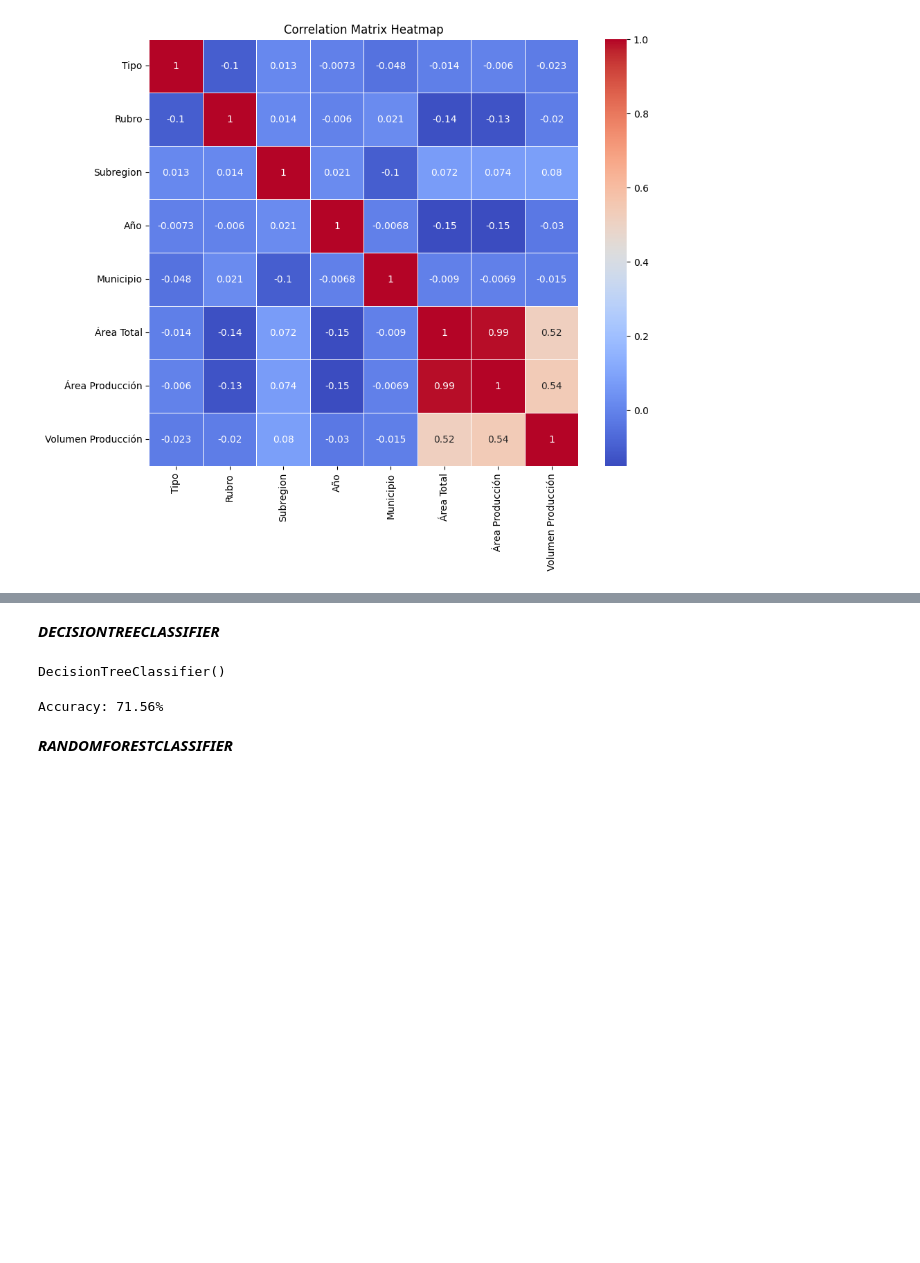
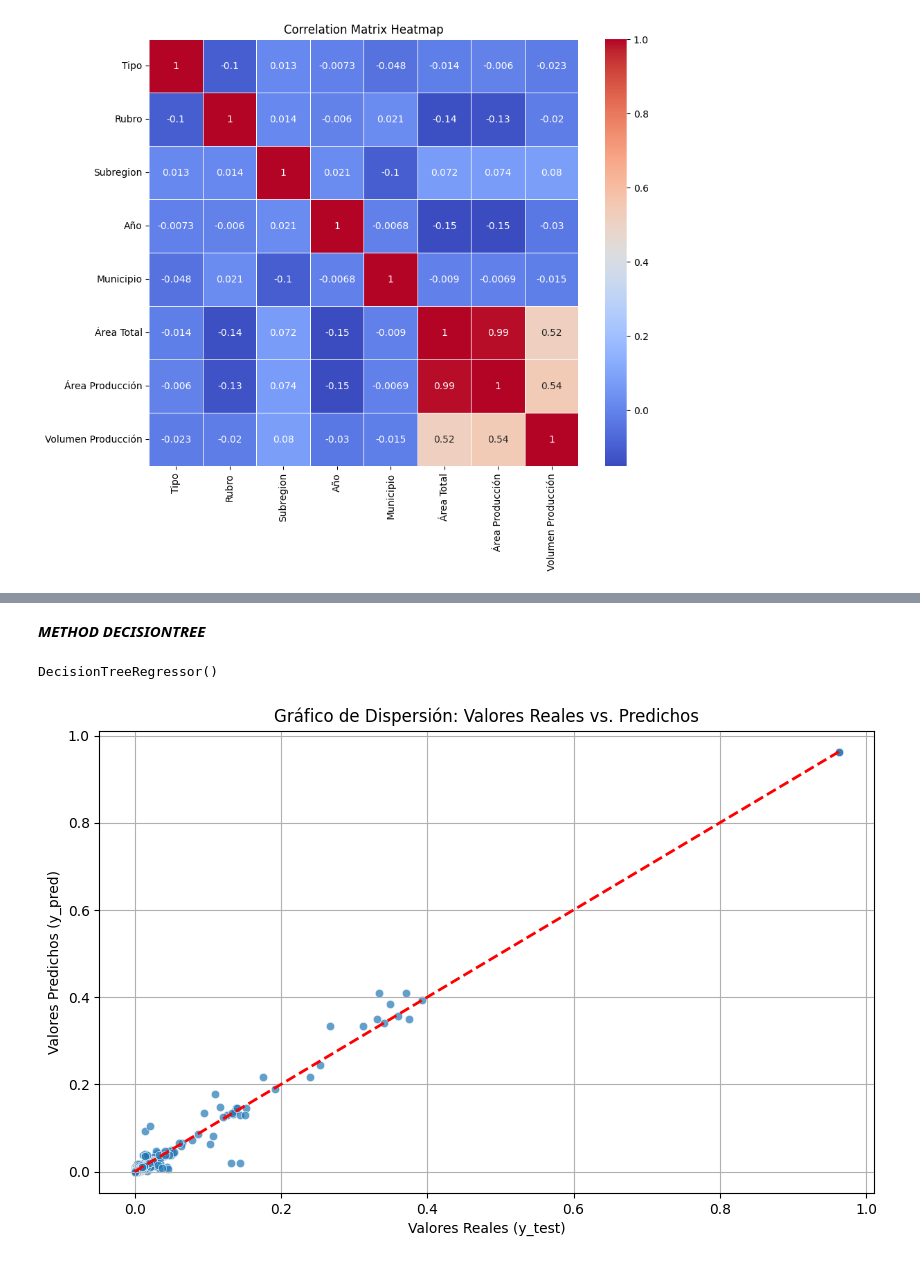
Before and after one commit to nicolas23-wq/maching-learnig---used-for-the-grounds-, a Jupyter notebook: ground.ipynb, the cells around one changed output, grey strips where cells are left out. Saved outputs shown, nothing was run; the diff lists cells and outputs as text; code cells hidden in the pictures; blank space fills up the shorter version.

```diff
--- a/fields2.ipynb
+++ b/ground.ipynb
@@ -124,4 +149,4 @@ plt.show()
 # %%
-Y = df_label_encoded['Rubro']
-X = df_label_encoded.drop(['Rubro'], axis=1)
+Y = df_label_encoded['Volumen Producción']  # Target variable
+X = df_label_encoded.drop(['Volumen Producción'], axis=1)
 X_train, X_test, y_train, y_test = train_test_split(X, Y, train_size=0.8)
@@ -130,3 +152,0 @@ X_train, X_test, y_train, y_test = train_test_split(X, Y, train_size=0.8)
-# %%
-model_L = LogisticRegression(max_iter=1000)
-model_L.fit(X_train, y_train)
@@ -149,16 +153,22 @@ Accuracy: 27.83%
-# %% [markdown]
-***DECISIONTREECLASSIFIER***
+# %% [markdown]
+***METHOD DECISIONTREE***
 # %%
-model = DecisionTreeClassifier()
+model = DecisionTreeRegressor()
+
 model.fit(X_train, y_train)
 # %% [output]
-DecisionTreeClassifier()
+DecisionTreeRegressor()
-# %%
-
-y_pred = model.predict(X_test)
-accuracy = model.score(X_test, y_test)
-print(f"Accuracy: {accuracy * 100:.2f}%")
-# %% [output]
-Accuracy: 71.56%
-# %% [markdown]
-***RANDOMFORESTCLASSIFIER***
+# %%
+y_pred = model.predict(X_test)
+plt.figure(figsize=(10, 6))
+sns.scatterplot(x=y_test, y=y_pred, alpha=0.7)
+min_val = min(y_test.min(), y_pred.min())
+max_val = max(y_test.max(), y_pred.max())
+plt.plot([min_val, max_val], [min_val, max_val], 'r--', lw=2)
+plt.xlabel("Valores Reales (y_test)")
+plt.ylabel("Valores Predichos (y_pred)")
+plt.title("Gráfico de Dispersión: Valores Reales vs. Predichos")
+plt.grid(True)
+plt.show()
+# %% [output]
+[figure, added]
```
Also changed, not shown: parts of 23 cells of this notebook, 10 other files.
